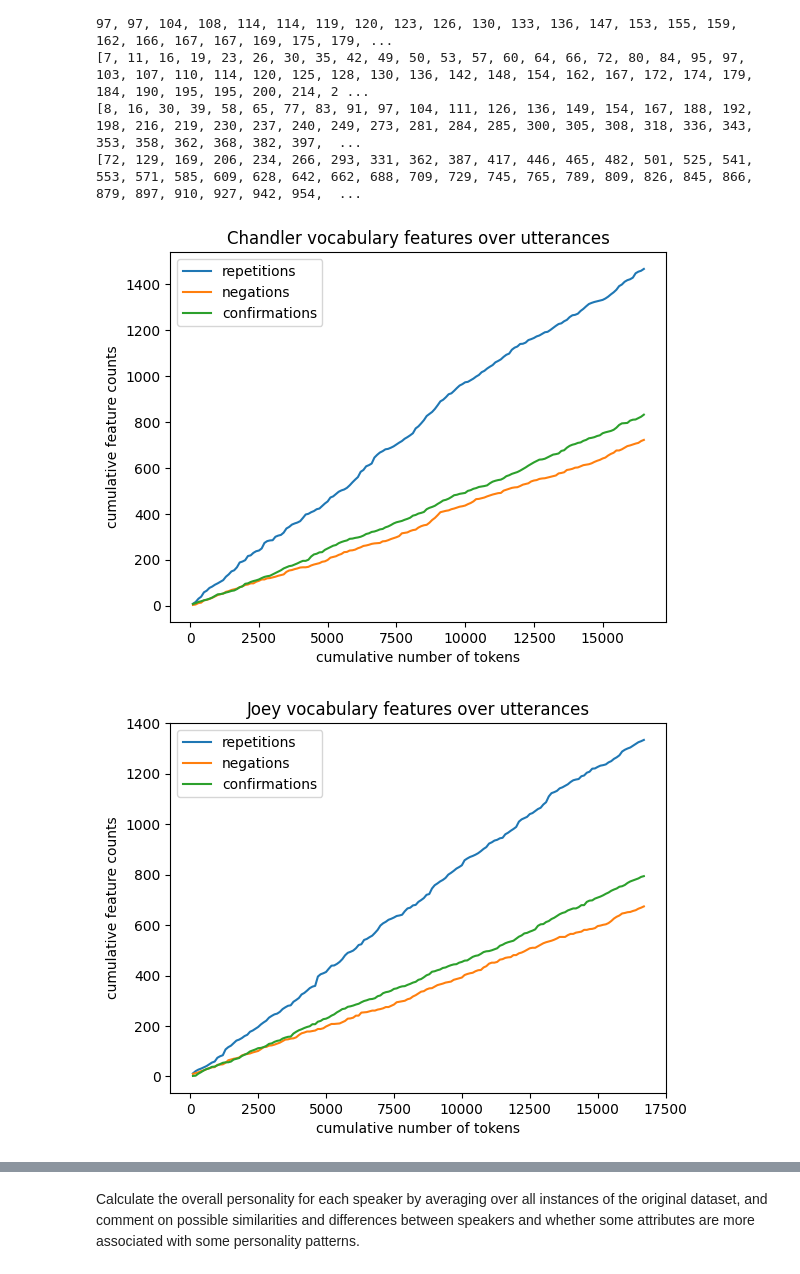
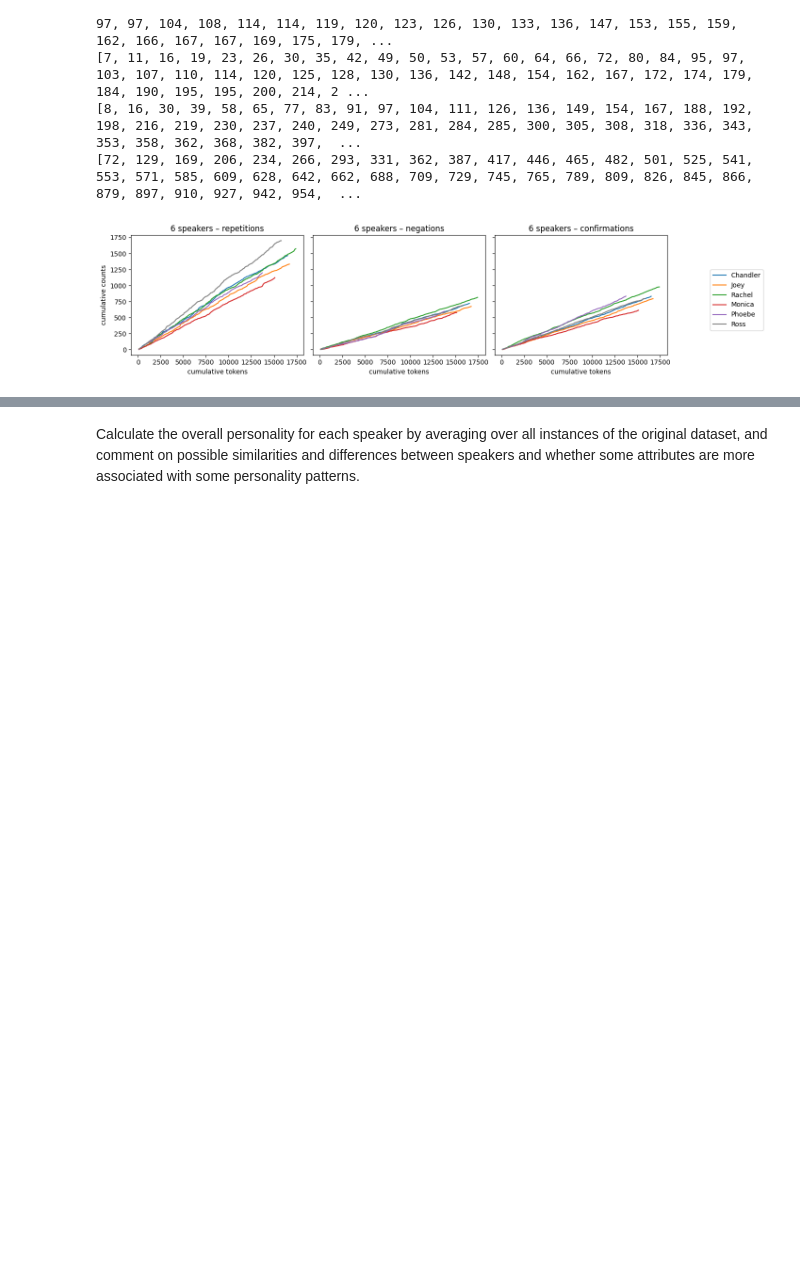
Before and after one commit to Xiru1024/NLP_Personality-Analysis, a Jupyter notebook: main.ipynb, the cells around one changed output, grey strips where cells are left out. Saved outputs shown, nothing was run; the diff lists cells and outputs as text; code cells hidden in the pictures; blank space fills up the shorter version.

Commit message:
Update plot for better compare

```diff
--- a/main.ipynb
+++ b/main.ipynb
@@ -205,23 +205,32 @@ print(utterance_features['Chandler']['vocab_count_arr'])
 [8, 16, 30, 39, 58, 65, 77, 83, 91, 97, 104, 111, 126, 136, 149, 154, 167, 188, 192, 198, 216, 219, 230, 237, 240, 249, 273, 281, 284, 285, 300, 305, 308, 318, 336, 343, 353, 358, 362, 368, 382, 397,  ...
 [72, 129, 169, 206, 234, 266, 293, 331, 362, 387, 417, 446, 465, 482, 501, 525, 541, 553, 571, 585, 609, 628, 642, 662, 688, 709, 729, 745, 765, 789, 809, 826, 845, 866, 879, 897, 910, 927, 942, 954,  ...
 # %%
-# Plotting vocabulary features over utterances for each speaker
 import matplotlib.pyplot as plt
 
-for speaker_name in distinct_speakers1:
+colours = ['#1f77b4', '#ff7f0e', '#2ca02c', '#d62728', '#9467bd', '#7f7f7f']
+
+fig, axes = plt.subplots(1, 3, figsize=(14, 3.5), sharex=True, sharey=True)
+feat_axes = dict(zip(['repetitions', 'negations', 'confirmations'], axes))
+
+for ax, feat in zip(axes, ['repetitions', 'negations', 'confirmations']):
+    ax.set_title(f'6 speakers – {feat}')
+    ax.set_xlabel('cumulative tokens')
+    if feat == 'repetitions':
+        ax.set_ylabel('cumulative counts')
+
+for speaker_name, c in zip(distinct_speakers1, colours):
     xs   = utterance_features[speaker_name]['token_count_arr']
     reps = utterance_features[speaker_name]['repitition_count_arr']
     negs = utterance_features[speaker_name]['negation_count_arr']
     conf = utterance_features[speaker_name]['confirmation_count_arr']
-    plt.plot(xs, reps, label='repetitions')
-    plt.plot(xs, negs, label='negations')
-    plt.plot(xs, conf, label='confirmations')
 
-    plt.xlabel('cumulative number of tokens')
-    plt.ylabel('cumulative feature counts')
-    plt.title(speaker_name + ' vocabulary features over utterances')
-    plt.legend()
-    plt.show()
+    feat_axes['repetitions'].plot(xs, reps, color=c, label=speaker_name)
+    feat_axes['negations'].plot(xs, negs, color=c, label=speaker_name)
+    feat_axes['confirmations'].plot(xs, conf, color=c, label=speaker_name)
+
+handles, labels = axes[0].get_legend_handles_labels()
+fig.legend(handles, labels, loc='center right', bbox_to_anchor=(1.02, 0.5))
+fig.tight_layout(rect=[0, 0, 0.88, 1])
+plt.show()
 # %% [output]
-[figure, old version]
+[figure, new version]
-[figure, removed]
```
Also changed, not shown: parts of 2 cells of this notebook.
